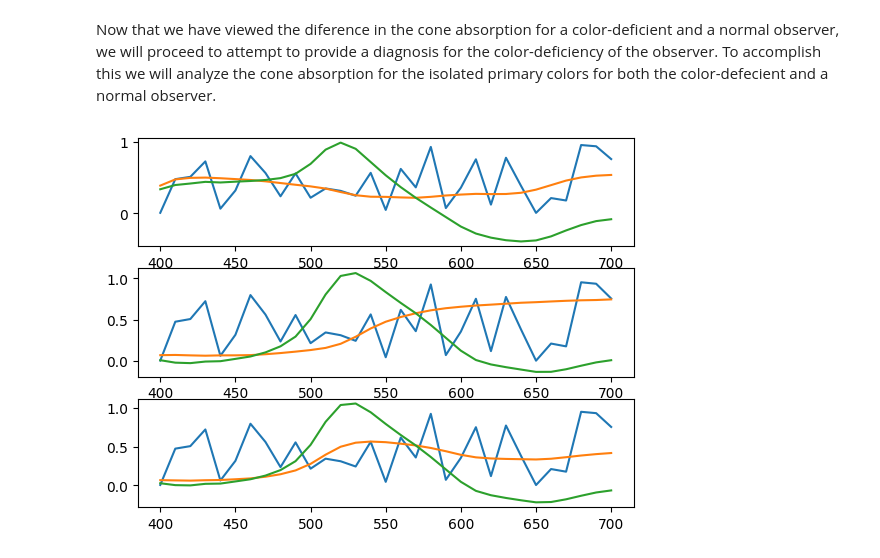
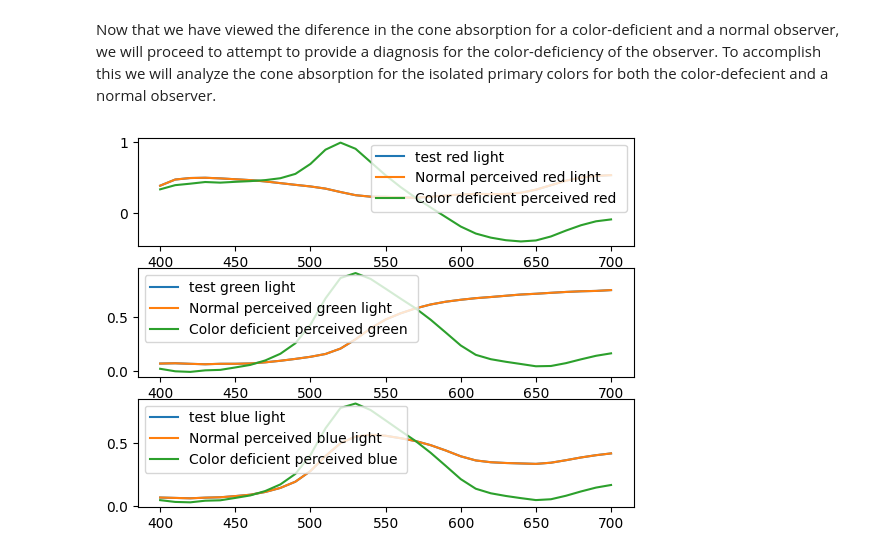
Before and after one commit to juanpbotero98/Homework-Repos, a Jupyter notebook: HW2/Problem_1.ipynb, the cells around one changed output. Drawn from its saved outputs; the diff is of its cells as text; code cells hidden in the pictures.

```diff
--- a/HW2/Problem_1.ipynb
+++ b/HW2/Problem_1.ipynb
@@ -132,25 +132,25 @@ Now that we have viewed the diference in the cone absorption for a color-deficie
 # %%
 red_light = np.array([1,0,0])
 red_spectra = P@red_light
 green_light = np.array([0,1,0])
 green_spectra = P@green_light
 blue_light = np.array([0,0,1])
 blue_spectra = P@blue_light
 rgb_spectra = [red_spectra,green_spectra,blue_spectra]
 figure,axs = plt.subplots(3)
 freqs = np.linspace(400,700,31)
 colors = ['red','green','blue']
 for i in range(len(rgb_spectra)):
     n_perceived_rgb = M@rgb_spectra[i] # Perceived RGB color by normal human observer
     n_perceived_spectra = P@n_perceived_rgb # Perceived color spectra by normal human observer
     n_avg_coneabs_perceived = tri.all_cones@n_perceived_spectra # Average cone absorption for perceived color spectra by normal human observer
     cd_perceived_rgb = tri.alt_human_color_matcher(rgb_spectra[i],P) # Perceived RGB color by normal human observer
     cd_perceived_spectra = P@cd_perceived_rgb # Perceived color spectra by normal human observer
     cd_avg_coneabs_perceived = tri.all_cones@cd_perceived_spectra # Average cone absorption for perceived color spectra by normal human observer
     # axs[i].suptitle('Percieved Human Spectra to {} Light'.format(colors[i]))
-    axs[i].plot(freqs,test_light,label='test {} light'.format(colors[i]))
+    axs[i].plot(freqs,rgb_spectra[i],label='test {} light'.format(colors[i]))
     axs[i].plot(freqs,n_perceived_spectra,label='Normal perceived {} light'.format(colors[i]))
     axs[i].plot(freqs,cd_perceived_spectra,label='Color deficient perceived {} '.format(colors[i]))
-    # axs[i].legend()
+    axs[i].legend()
 # %% [output]
-[figure, old version]
+[figure, new version]
```
Also changed, not shown: parts of 1 cell of this notebook, 1 other file.
